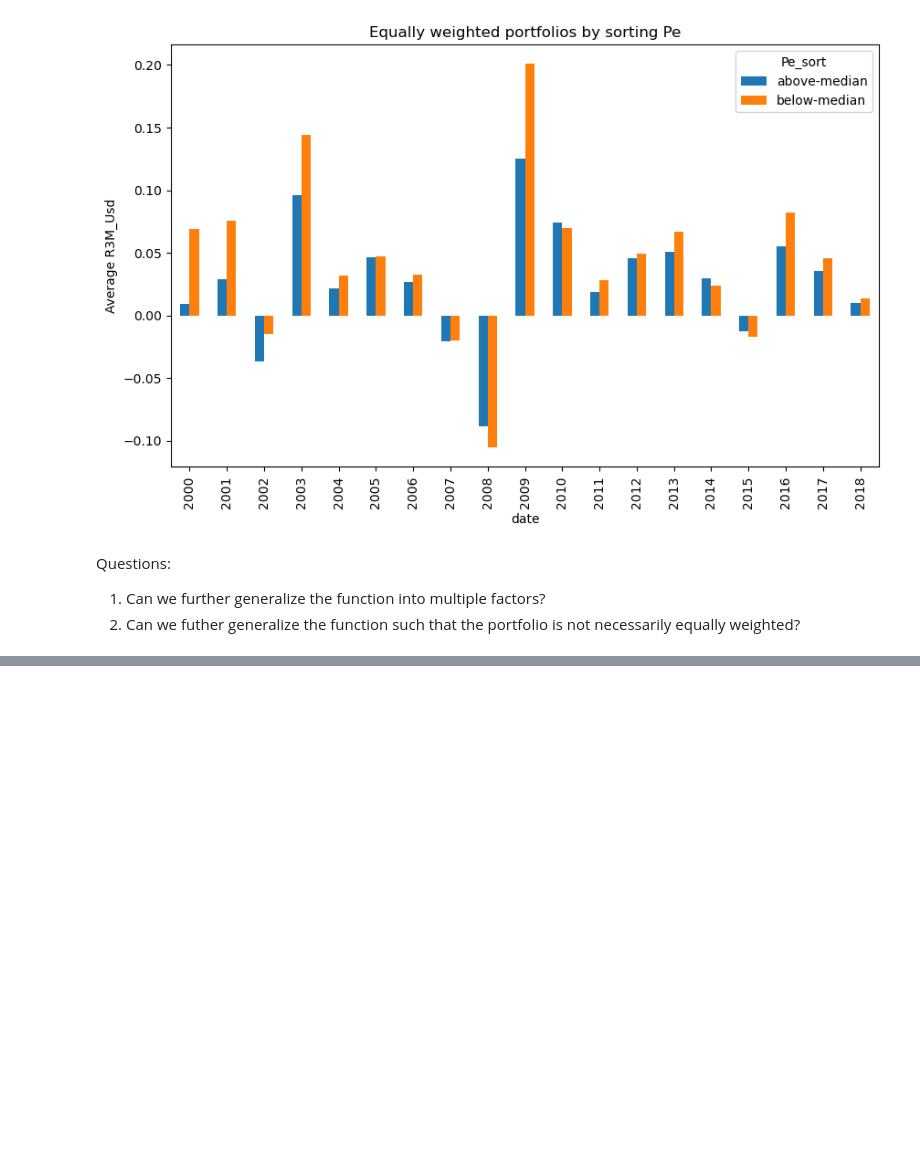
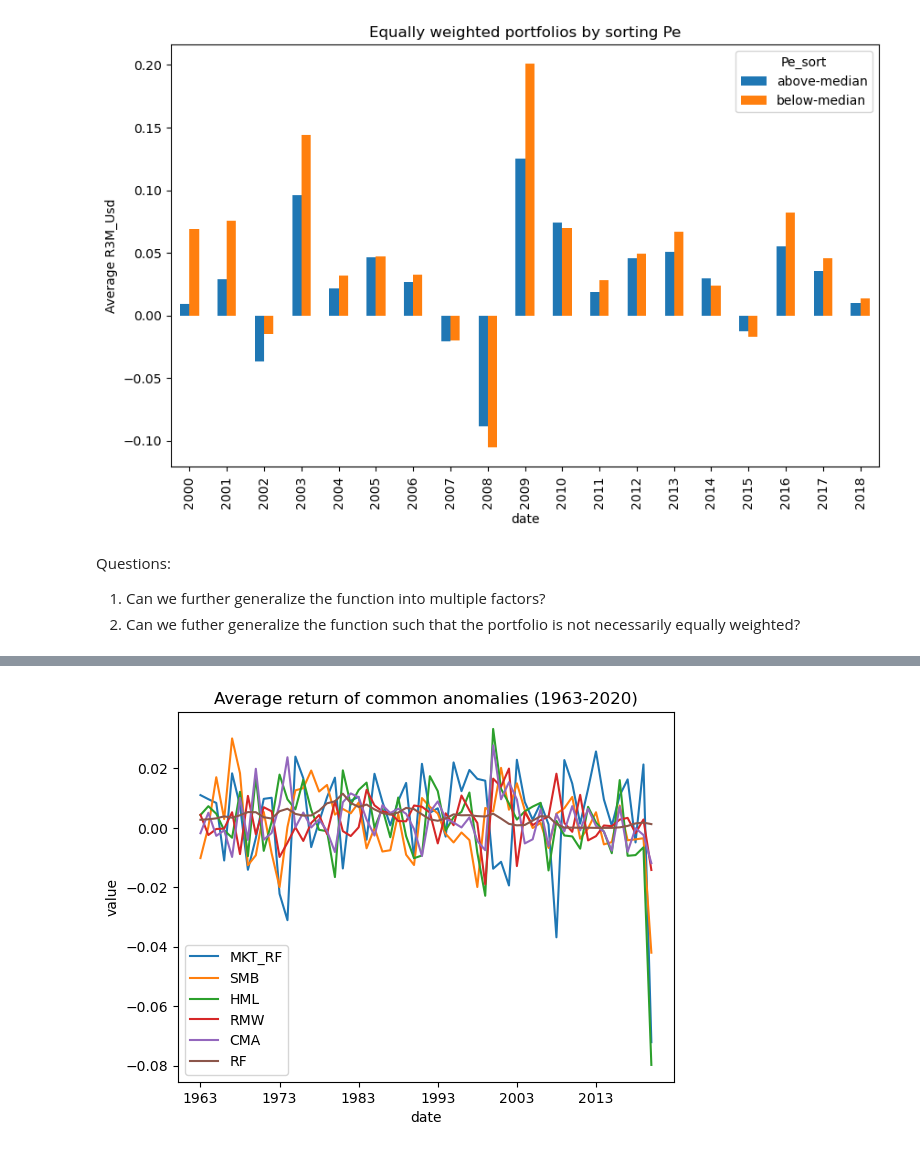
Before and after one commit to wingkit1202/ml_factor_investing, a Jupyter notebook: Chapter 3.ipynb, the cells around one changed output, grey strips where cells are left out. Drawn from its saved outputs; the diff is of its cells as text; code cells hidden in the pictures; blank space fills up the shorter version.

```diff
--- a/Chapter 3.ipynb
+++ b/Chapter 3.ipynb
@@ -119,0 +124,35 @@ Questions:
+# %%
+def import_FF_factors_dataset(
+    start_date_yyyymm: str = '196307',
+    end_date_yyyymm: str = '202003') -> np.ndarray:
+    '''
+    Parameters
+    ----------
+    start_date_yyyymm: str, start date of the factor dataset in yyyymm format, default = '196307'
+    end_date_yyyymm: str, end date of the factor dataset in yyyymm format, default = '202003'
+
+    Returns
+    -------
+    np.ndarray
+    '''
+    ff_url = 'https://mba.tuck.dartmouth.edu/pages/faculty/ken.french/ftp'
+    ff_url += '/F-F_Research_Data_5_Factors_2x3_CSV.zip'
+
+    urllib.request.urlretrieve(ff_url, 'factors.zip')
+    with ZipFile('factors.zip', 'r') as zObject:
+        zObject.extractall()
+    df_ff = pd.read_csv('F-F_Research_Data_5_Factors_2x3.csv', header = 2, sep = ',', quotechar = '"')
+
+    df_ff.rename(columns = {'Unnamed: 0': 'date', 'Mkt-RF': 'MKT_RF'}, inplace = True)
+    df_ff = df_ff[df_ff.index < df_ff[df_ff['date'] == ' Annual Factors: January-December '].index[0]]
+
+    selected_columns = list(df_ff.columns)[1:]
+    df_ff[selected_columns] = df_ff[selected_columns].astype('float') / 100
+    idx_ff = df_ff.index[(df_ff['date'] >= start_date_yyyymm) & (df_ff['date'] <= end_date_yyyymm)]
+
+    FF_factors = df_ff.iloc[idx_ff]
+    FF_factors['year'] = FF_factors.date.astype(str).str[:4]
+
+    return FF_factors
+# %%
+FF_factors = import_FF_factors_dataset()
@@ -119,0 +174,8 @@ Questions:
+# %%
+FF_factors.iloc[:,1:7].groupby(FF_factors['year']).mean().plot()
+plt.ylabel('value')
+plt.xlabel('date')
+plt.title('Average return of common anomalies (1963-2020)')
+plt.show()
+# %% [output]
+[figure, added]
```
Also changed, not shown: parts of 8 cells of this notebook.
